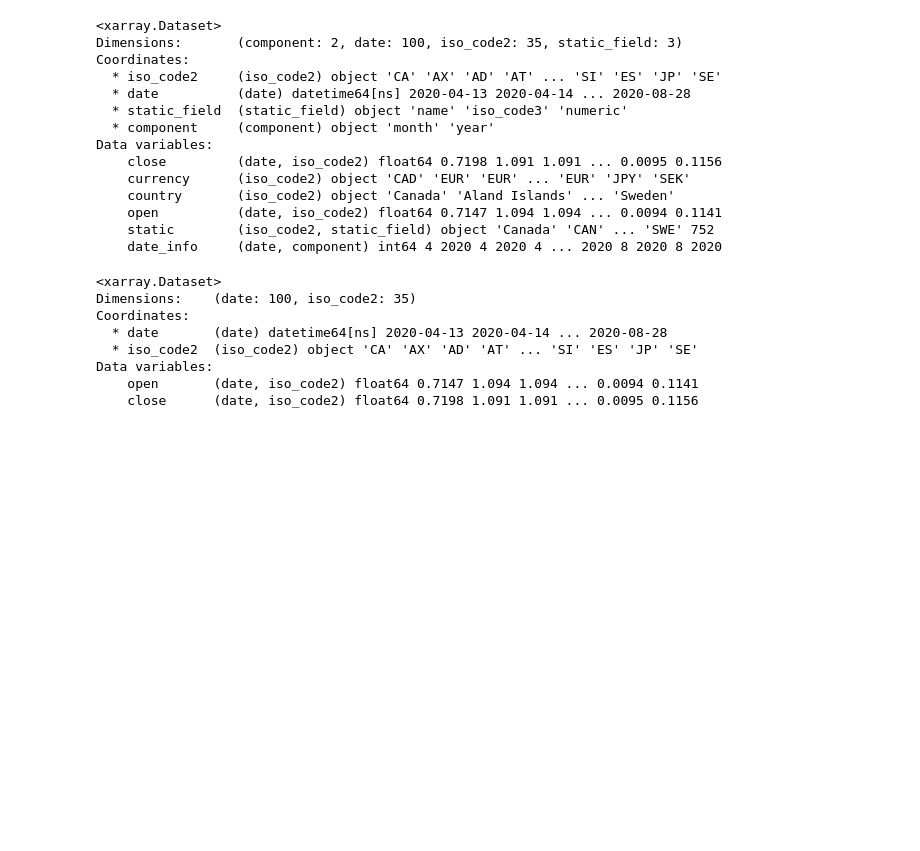
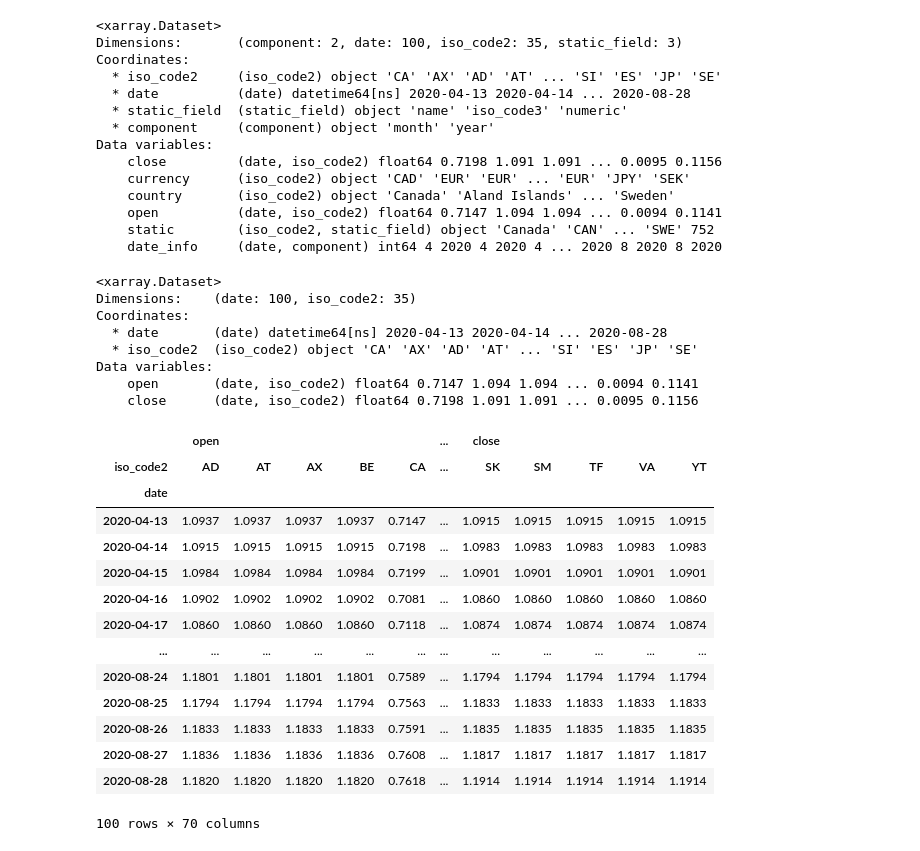
Before and after one commit to ghost368/notebooks, a Jupyter notebook: notebooks/pandas_xarray_guide.ipynb, the cells around one changed output. Drawn from its saved outputs; the diff is of its cells as text; code cells hidden in the pictures; blank space fills up the shorter version.

```diff
--- a/notebooks/pandas_xarray_guide.ipynb
+++ b/notebooks/pandas_xarray_guide.ipynb
@@ -1394,3 +1394,21 @@ Coordinates:
 Data variables:
     open       (date, iso_code2) float64 0.7147 1.094 1.094 ... 0.0094 0.1141
     close      (date, iso_code2) float64 0.7198 1.091 1.091 ... 0.0095 0.1156
+# %%
+dst[['open', 'close']].to_dataframe().unstack('iso_code2')  # MI dataframe from xr.Dataset fields
+# %% [output]
+|  | open |  |  |  |  | ... | close |  |  |  |  |
+| iso_code2 | AD | AT | AX | BE | CA | ... | SK | SM | TF | VA | YT |
+| date |  |  |  |  |  |  |  |  |  |  |  |
+| 2020-04-13 | 1.0937 | 1.0937 | 1.0937 | 1.0937 | 0.7147 | ... | 1.0915 | 1.0915 | 1.0915 | 1.0915 | 1.0915 |
+| 2020-04-14 | 1.0915 | 1.0915 | 1.0915 | 1.0915 | 0.7198 | ... | 1.0983 | 1.0983 | 1.0983 | 1.0983 | 1.0983 |
+| 2020-04-15 | 1.0984 | 1.0984 | 1.0984 | 1.0984 | 0.7199 | ... | 1.0901 | 1.0901 | 1.0901 | 1.0901 | 1.0901 |
+| 2020-04-16 | 1.0902 | 1.0902 | 1.0902 | 1.0902 | 0.7081 | ... | 1.0860 | 1.0860 | 1.0860 | 1.0860 | 1.0860 |
+| 2020-04-17 | 1.0860 | 1.0860 | 1.0860 | 1.0860 | 0.7118 | ... | 1.0874 | 1.0874 | 1.0874 | 1.0874 | 1.0874 |
+| ... | ... | ... | ... | ... | ... | ... | ... | ... | ... | ... | ... |
+| 2020-08-24 | 1.1801 | 1.1801 | 1.1801 | 1.1801 | 0.7589 | ... | 1.1794 | 1.1794 | 1.1794 | 1.1794 | 1.1794 |
+| 2020-08-25 | 1.1794 | 1.1794 | 1.1794 | 1.1794 | 0.7563 | ... | 1.1833 | 1.1833 | 1.1833 | 1.1833 | 1.1833 |
+| 2020-08-26 | 1.1833 | 1.1833 | 1.1833 | 1.1833 | 0.7591 | ... | 1.1835 | 1.1835 | 1.1835 | 1.1835 | 1.1835 |
+| 2020-08-27 | 1.1836 | 1.1836 | 1.1836 | 1.1836 | 0.7608 | ... | 1.1817 | 1.1817 | 1.1817 | 1.1817 | 1.1817 |
+| 2020-08-28 | 1.1820 | 1.1820 | 1.1820 | 1.1820 | 0.7618 | ... | 1.1914 | 1.1914 | 1.1914 | 1.1914 | 1.1914 |
+100 rows × 70 columns
```
Also changed, not shown: parts of 1 cell of this notebook.
